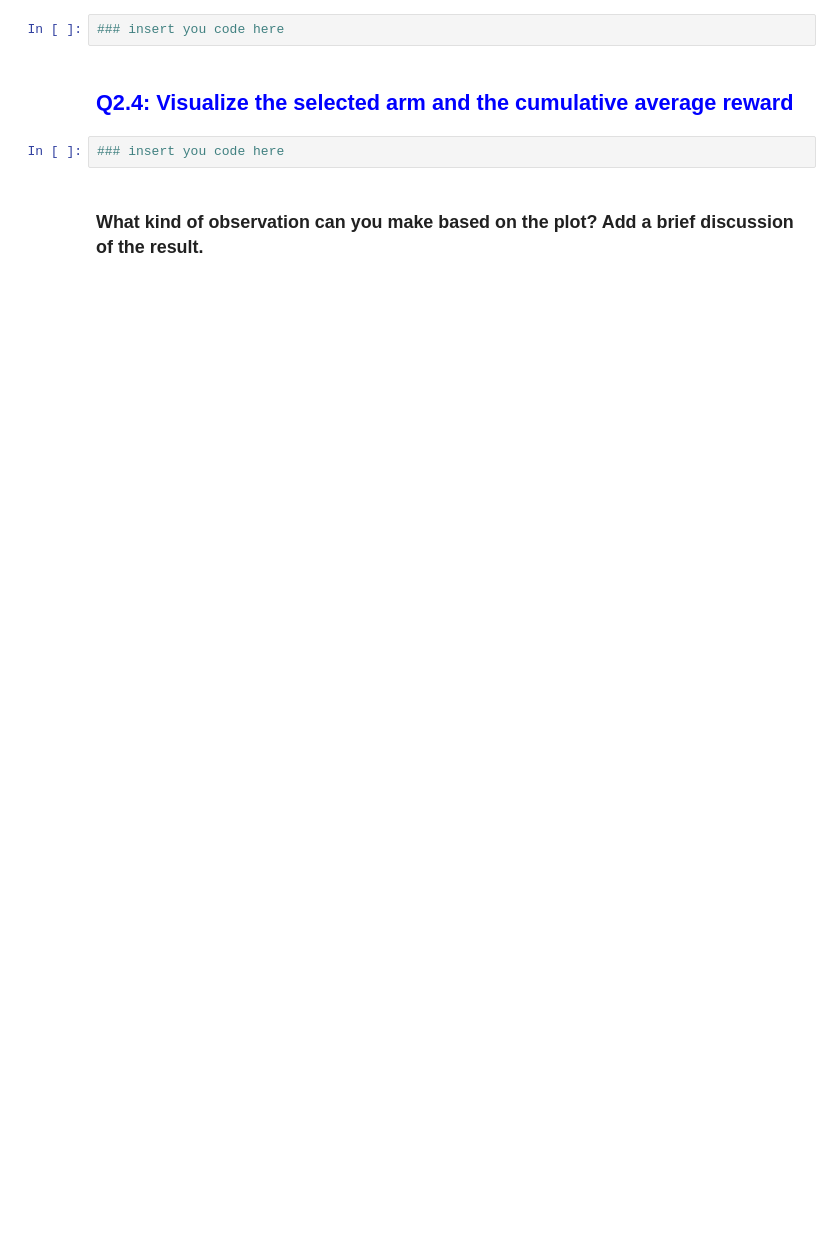
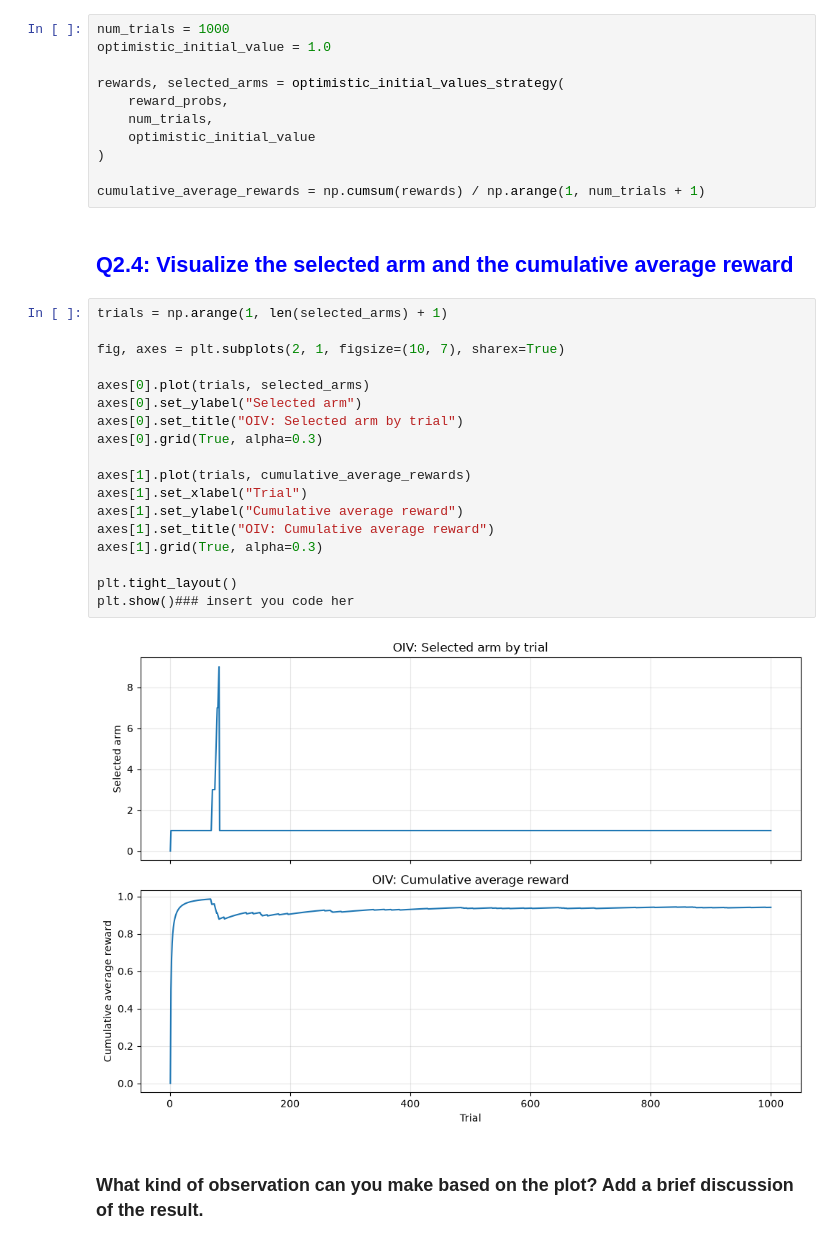
Before and after one commit to chikooooo/Statistics, a Jupyter notebook: Lab 9/TP9_Exploitation_Exploration.ipynb, the cells around one changed output. Cells and saved outputs as stored; diff of their text form; blank space fills up the shorter version.

```diff
--- a/Lab 9/TP9_Exploitation_Exploration.ipynb
+++ b/Lab 9/TP9_Exploitation_Exploration.ipynb
@@ -688,11 +716,38 @@ Return them in the same format as in Example 2 so that they can be used in the r
 # %% [markdown]
 ## <span style="color:blue"> Q2.3: Run an experiment with 1000 trails, at each trail the Optimistic Initial Values (OIV) algorithm is used. After that, compute the cumulative average rewards.
 # %%
-### insert you code here
+num_trials = 1000
+optimistic_initial_value = 1.0
+
+rewards, selected_arms = optimistic_initial_values_strategy(
+    reward_probs,
+    num_trials,
+    optimistic_initial_value
+)
+
+cumulative_average_rewards = np.cumsum(rewards) / np.arange(1, num_trials + 1)
 # %% [markdown]
 ## <span style="color:blue"> Q2.4:   Visualize the selected arm and the cumulative average reward
 # %%
-### insert you code here
+trials = np.arange(1, len(selected_arms) + 1)
+
+fig, axes = plt.subplots(2, 1, figsize=(10, 7), sharex=True)
+
+axes[0].plot(trials, selected_arms)
+axes[0].set_ylabel("Selected arm")
+axes[0].set_title("OIV: Selected arm by trial")
+axes[0].grid(True, alpha=0.3)
+
+axes[1].plot(trials, cumulative_average_rewards)
+axes[1].set_xlabel("Trial")
+axes[1].set_ylabel("Cumulative average reward")
+axes[1].set_title("OIV: Cumulative average reward")
+axes[1].grid(True, alpha=0.3)
+
+plt.tight_layout()
+plt.show()### insert you code her
+# %% [output]
+[figure, added]
 # %% [markdown]
 ### What kind of observation can you make based on the plot? Add a brief discussion of the result.
 # %% [markdown]
```
Also changed, not shown: parts of 8 cells of this notebook.
